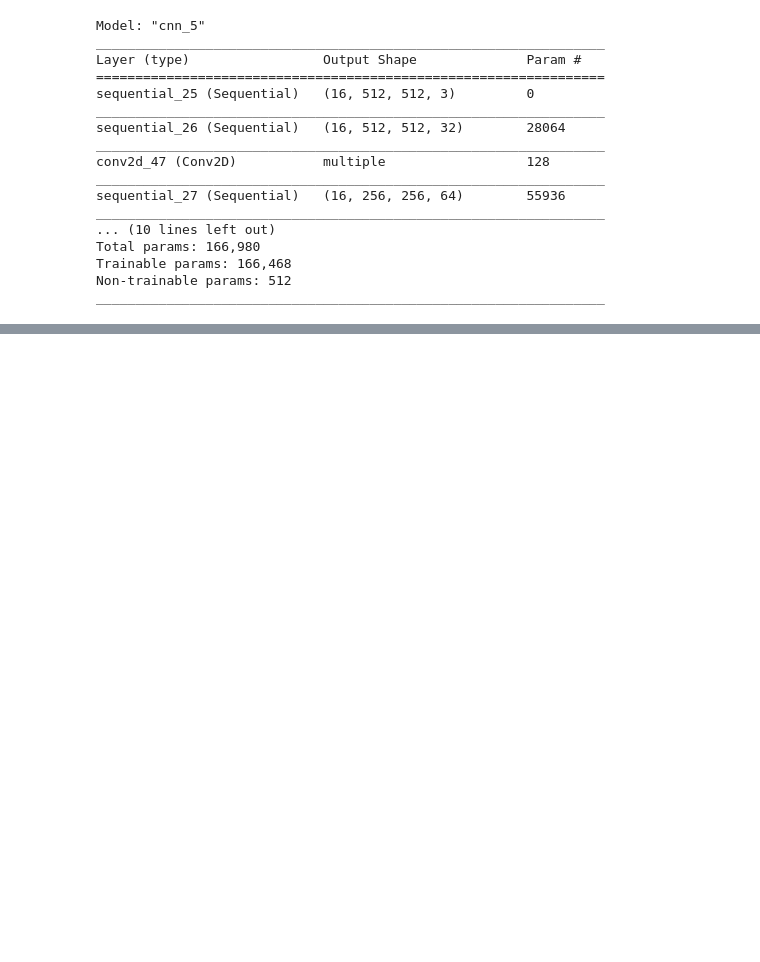
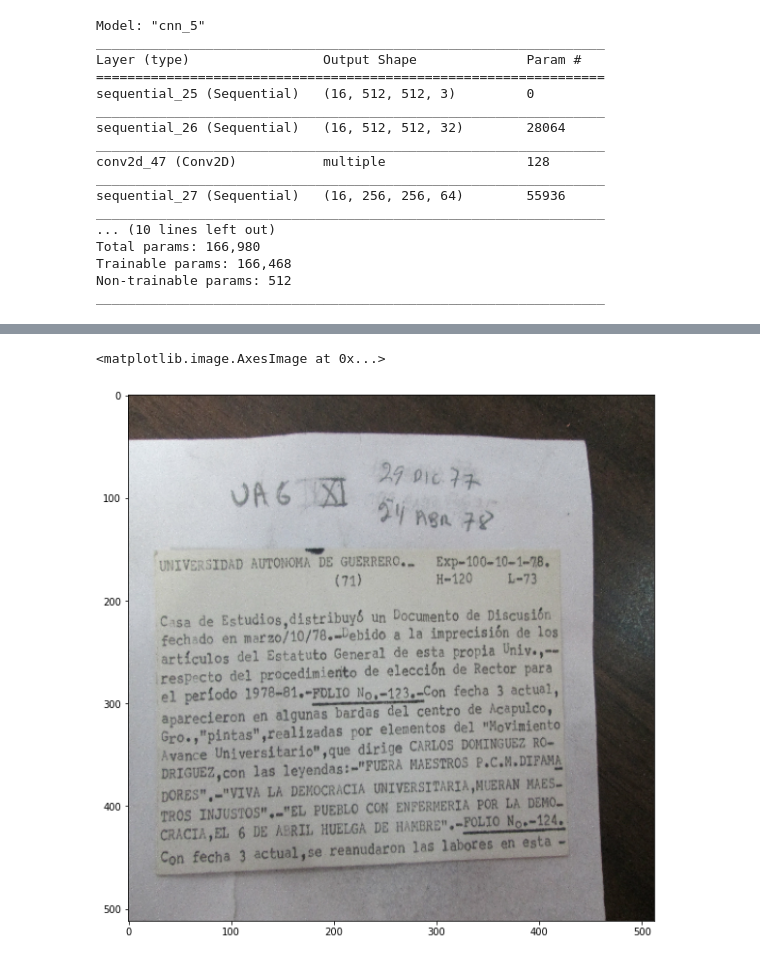
Before and after one commit to Hackaton-JusticIA-2021/deep-puma, a Jupyter notebook: TransCNN/Rotacion.ipynb, the cells around one changed output, grey strips where cells are left out. Cells and saved outputs as stored; diff of their text form; code cells hidden in the pictures; blank space fills up the shorter version.

```diff
--- a/TransCNN/Rotacion.ipynb
+++ b/TransCNN/Rotacion.ipynb
@@ -290,5 +303,7 @@ plt.imshow(i[n])
 # %%
-
 fig = plt.figure(figsize=(10, 10))
-rotate = tfa.image.rotate(i[n], pred[n])
-plt.imshow(rotate)
+rotate = tf.image.rot90(test_img[n], k=-pred[n])
+plt.imshow(tf.cast(rotate, tf.uint8))
+# %% [output]
+<matplotlib.image.AxesImage at 0x...>
+[figure, added]
```
Also changed, not shown: parts of 7 cells of this notebook.
